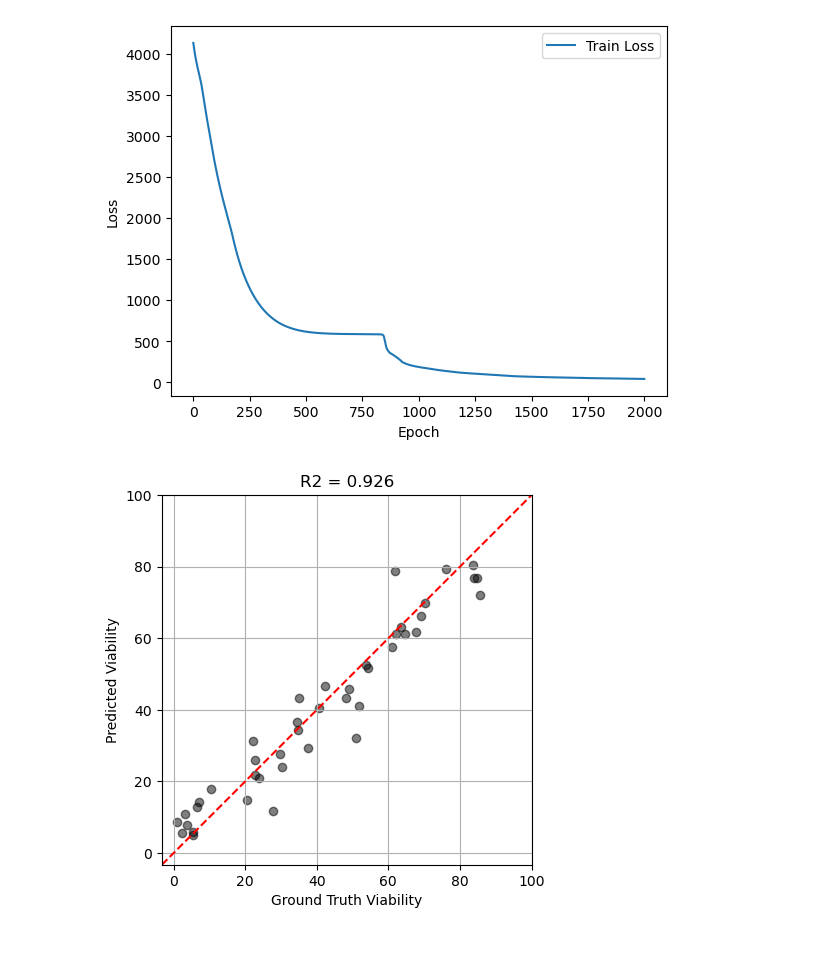
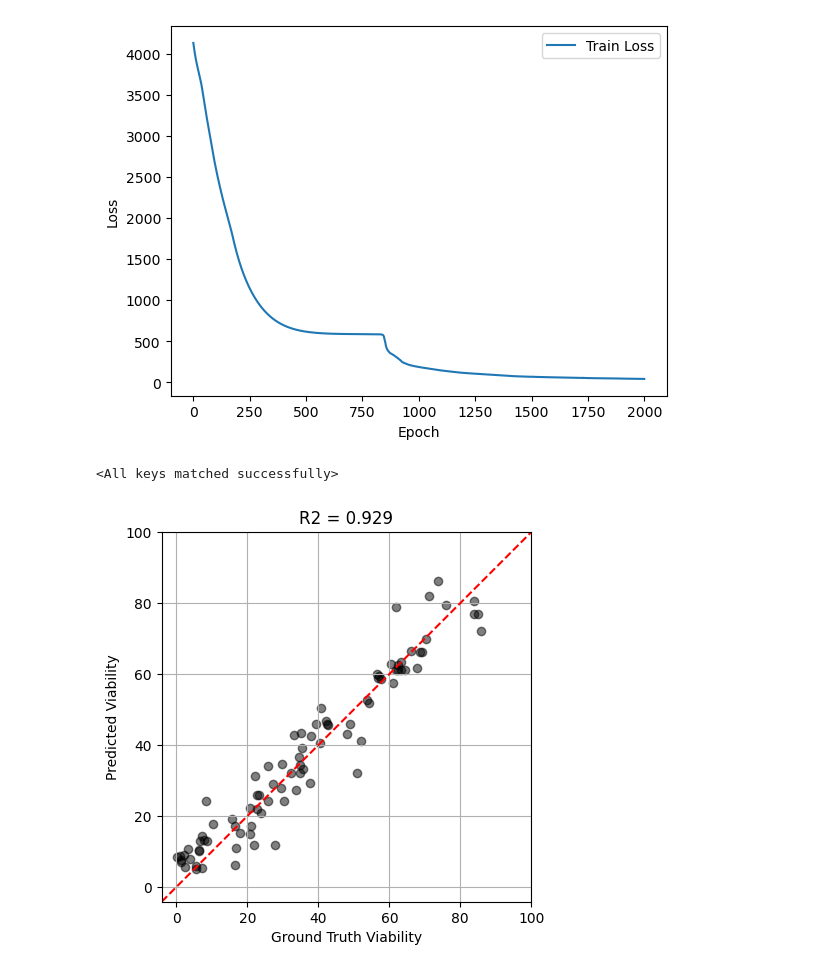
Before and after one commit to danemerson13/cpa-bayesian-opt, a Jupyter notebook: moboCPA/nn.ipynb, the cells around one changed output. Cells and saved outputs as stored; diff of their text form; code cells hidden in the pictures; blank space fills up the shorter version.

```diff
--- a/moboCPA/nn.ipynb
+++ b/moboCPA/nn.ipynb
@@ -163,27 +163,34 @@ plt.show()
 [figure]
 # %%
 torch.save(mdl.state_dict(), 'models/MLP.pth')
+# %%
+mdl = MLP().to(**tkwargs)
+mdl.load_state_dict(torch.load('models/surrogate.pth', weights_only = True))
+# %% [output]
+<All keys matched successfully>
 # %%
-iter1 = torch.Tensor(np.load('data/iter2_data.npy')).to(**tkwargs)
+iter1 = torch.Tensor(np.load('data/data_iter1.npy')).to(**tkwargs)
+iter2 = torch.Tensor(np.load('data/data_iter2.npy')).to(**tkwargs)
+iter1 = torch.cat([iter1, iter2], dim = 0)
 
-y_true = iter1[:,-1].numpy()
-y_pred = mdl(iter1[:,:-2]).detach().numpy()
+y_true = iter1[:,-1].cpu().numpy()
+y_pred = mdl(iter1[:,:-2]).detach().cpu().numpy()
 
 fig, ax = plt.subplots()
 
 ax.scatter(y_true, y_pred, c = 'black', alpha = 0.5)
 ax.set_xlabel('Ground Truth Viability')
 ax.set_ylabel('Predicted Viability')
 
 ax.set_aspect('equal')
 ax.set_xlim([ax.get_xlim()[0],100])
 ax.set_ylim([ax.get_xlim()[0],100])
 ax.plot([ax.get_xlim()[0], ax.get_xlim()[1]], [ax.get_xlim()[0], ax.get_xlim()[1]], 'r--')
 ax.grid()
 ax.set_title(f"R2 = {r2_score(y_true, y_pred):.3f}")
 
 plt.show()
 # %% [output]
-[figure, old version]
+[figure, new version]
 # %%
 torch.save(mdl.state_dict(), 'models/MLP.pth')
```
Also changed, not shown: 4 other files.
